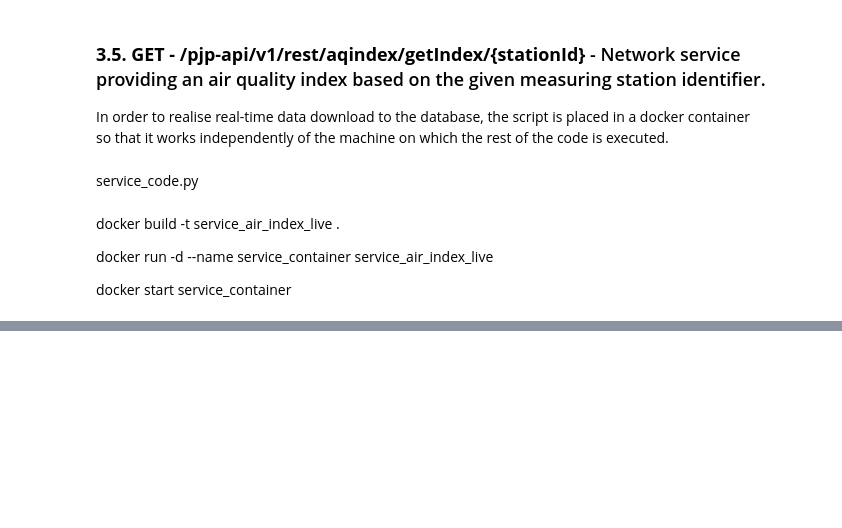
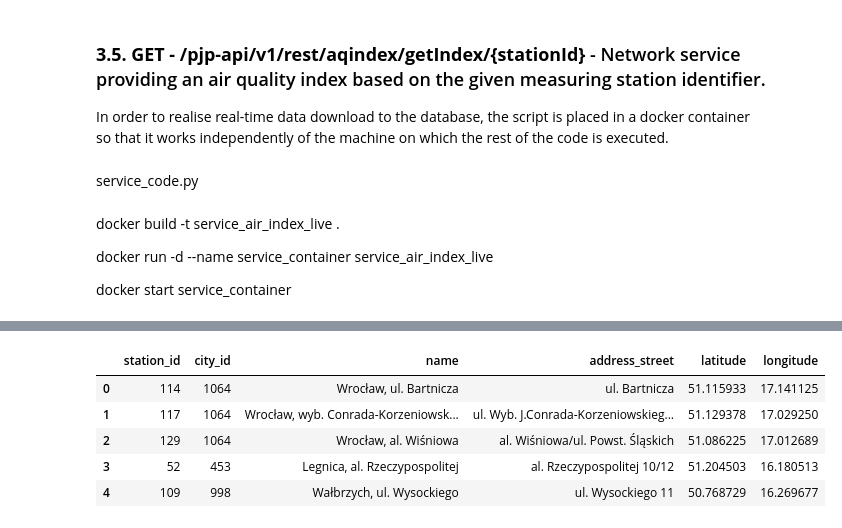
Before and after one commit to KosoliCstud/project, a Jupyter notebook: project_code.ipynb, the cells around one changed output, grey strips where cells are left out. Drawn from its saved outputs; the diff is of its cells as text; code cells hidden in the pictures; blank space fills up the shorter version.

```diff
--- a/project_code.ipynb
+++ b/project_code.ipynb
@@ -303,0 +341,15 @@ docker start service_container
+# %%
+cur.execute("SELECT * FROM stations;")
+
+rows = cur.fetchall()
+
+df = pd.DataFrame(rows, columns=['station_id','city_id', 'name', 'address_street', 'latitude', 'longitude'])
+
+df.head()
+# %% [output]
+|  | station_id | city_id | name | address_street | latitude | longitude |
+| 0 | 114 | 1064 | Wrocław, ul. Bartnicza | ul. Bartnicza | 51.115933 | 17.141125 |
+| 1 | 117 | 1064 | Wrocław, wyb. Conrada-Korzeniowsk... | ul. Wyb. J.Conrada-Korzeniowskieg... | 51.129378 | 17.029250 |
+| 2 | 129 | 1064 | Wrocław, al. Wiśniowa | al. Wiśniowa/ul. Powst. Śląskich | 51.086225 | 17.012689 |
+| 3 | 52 | 453 | Legnica, al. Rzeczypospolitej | al. Rzeczypospolitej 10/12 | 51.204503 | 16.180513 |
+| 4 | 109 | 998 | Wałbrzych, ul. Wysockiego | ul. Wysockiego 11 | 50.768729 | 16.269677 |
```
Also changed, not shown: parts of 15 cells of this notebook.
